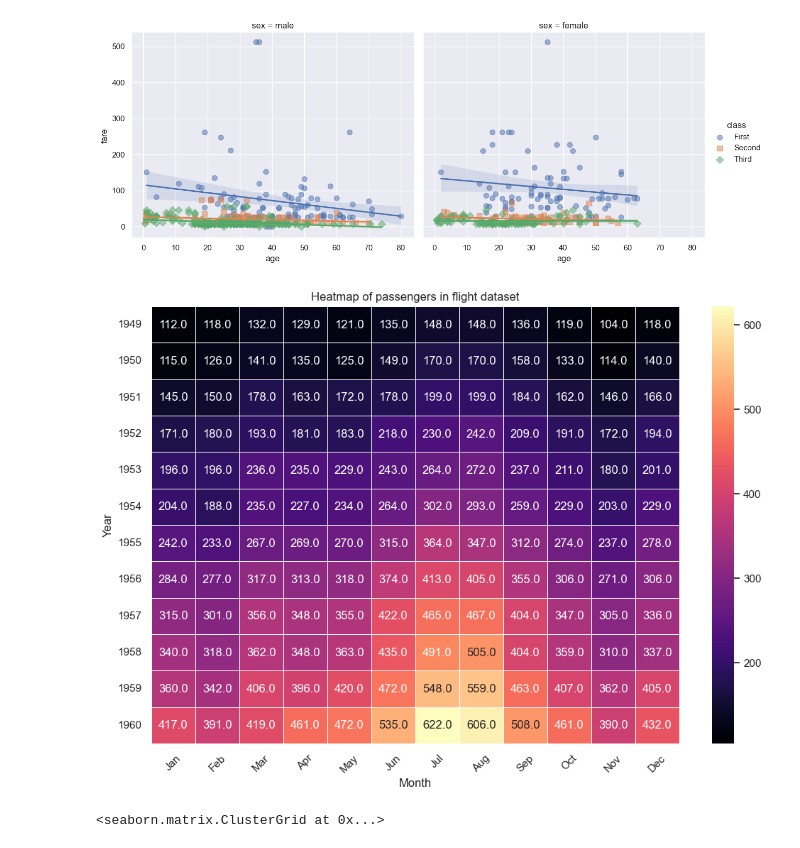
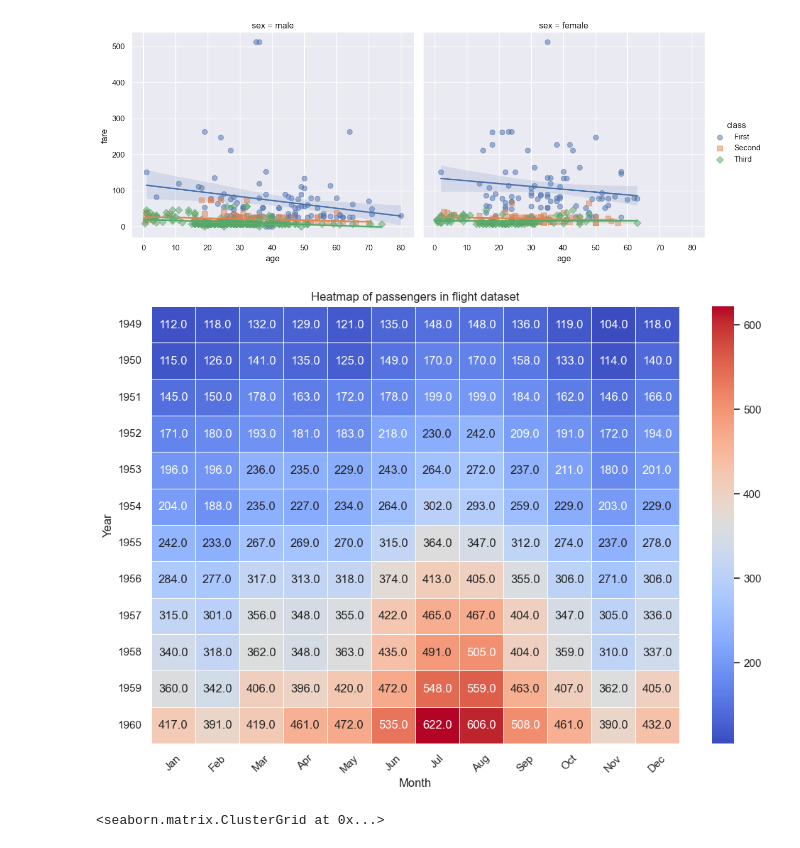
Before and after one commit to omkcan/DV, a Jupyter notebook: lab5.ipynb, the cells around one changed output. Drawn from its saved outputs; the diff is of its cells as text; code cells hidden in the pictures.

```diff
--- a/lab5.ipynb
+++ b/lab5.ipynb
@@ -38,22 +38,22 @@ plt.show()
 # %%
 ##3.
 flights_heat_map = df_flights.pivot(index="year", columns="month", values="passengers")
 plt.figure(figsize=(12, 8))
 hm = sns.heatmap(flights_heat_map,
             annot=True, # to have values on squares
             linewidths=.5,
             fmt=".1f", #format
-            cmap="magma", # colortheme
-            cbar=True)
+            cmap="coolwarm", # colortheme
+            cbar=True) #this is by default True unless you set it to False
 
 plt.xticks(rotation=45) # rotating for better readability
 plt.yticks(rotation=0)
 
 plt.title("Heatmap of passengers in flight dataset")
 plt.xlabel("Month")
 plt.ylabel("Year")
 plt.show()
 # %% [output]
-[figure, old version]
+[figure, new version]
 # %%
 ##4.
```
Also changed, not shown: parts of 3 cells of this notebook, 4 other files.
